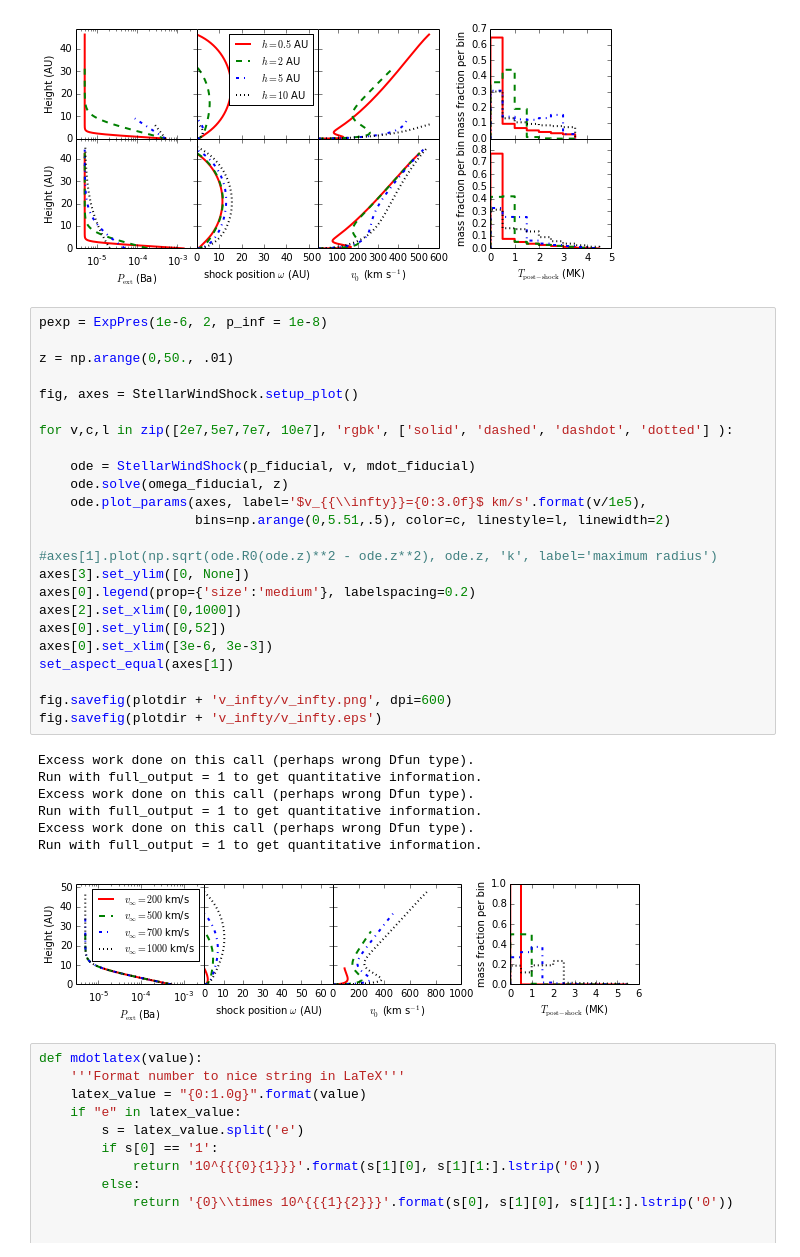
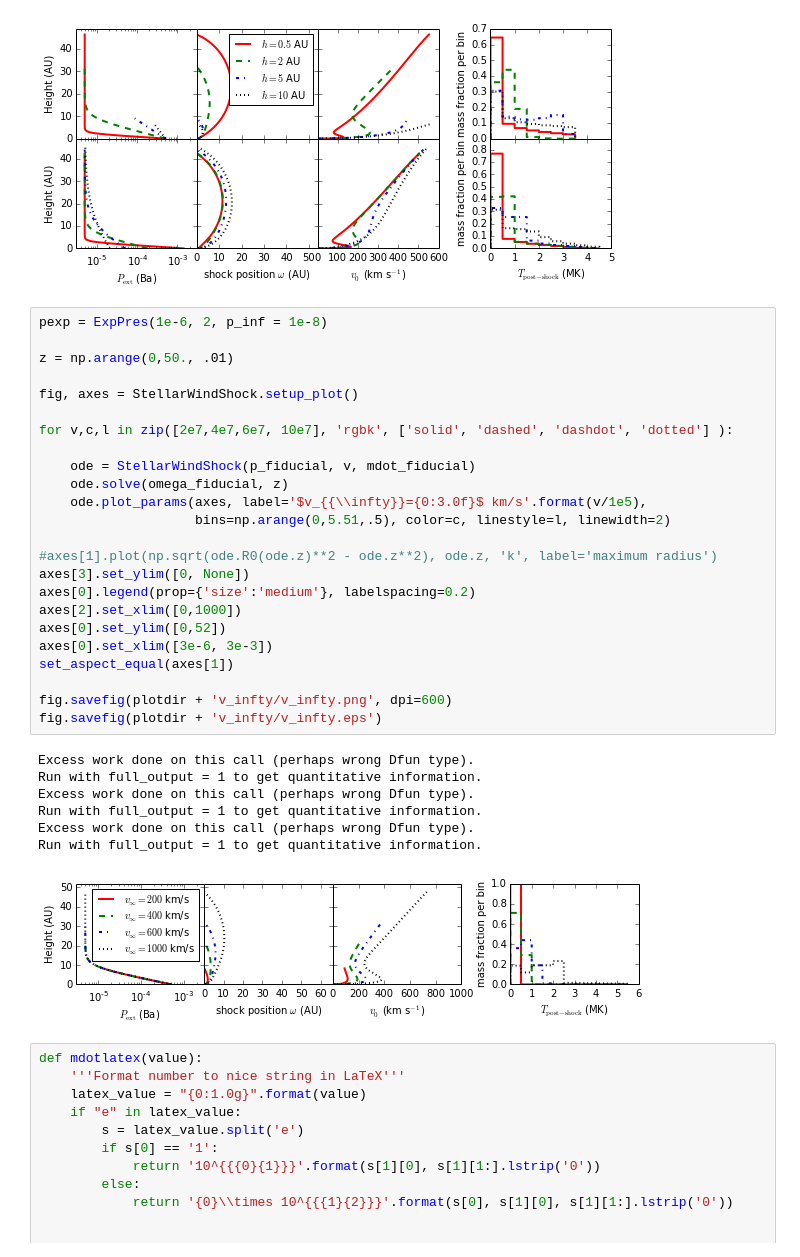
Before and after one commit to hamogu/RecollimationXrayCTTS, a Jupyter notebook: scripts/jet_recol_shocks.ipynb, the cells around one changed output. Drawn from its saved outputs; the diff is of its cells as text.

```diff
--- a/scripts/jet_recol_shocks.ipynb
+++ b/scripts/jet_recol_shocks.ipynb
@@ -201,35 +203,35 @@ Run with full_output = 1 to get quantitative information.
 # %%
 pexp = ExpPres(1e-6, 2, p_inf = 1e-8)
 
 z = np.arange(0,50., .01)
 
 fig, axes = StellarWindShock.setup_plot()
 
-for v,c,l in zip([2e7,5e7,7e7, 10e7], 'rgbk', ['solid', 'dashed', 'dashdot', 'dotted'] ):
+for v,c,l in zip([2e7,4e7,6e7, 10e7], 'rgbk', ['solid', 'dashed', 'dashdot', 'dotted'] ):
 
     ode = StellarWindShock(p_fiducial, v, mdot_fiducial)
     ode.solve(omega_fiducial, z)
     ode.plot_params(axes, label='$v_{{\\infty}}={0:3.0f}$ km/s'.format(v/1e5),
                     bins=np.arange(0,5.51,.5), color=c, linestyle=l, linewidth=2)
 
 #axes[1].plot(np.sqrt(ode.R0(ode.z)**2 - ode.z**2), ode.z, 'k', label='maximum radius')
 axes[3].set_ylim([0, None])
 axes[0].legend(prop={'size':'medium'}, labelspacing=0.2)
 axes[2].set_xlim([0,1000])
 axes[0].set_ylim([0,52])
 axes[0].set_xlim([3e-6, 3e-3])
 set_aspect_equal(axes[1])
 
 fig.savefig(plotdir + 'v_infty/v_infty.png', dpi=600)
 fig.savefig(plotdir + 'v_infty/v_infty.eps')
 # %% [output]
 Excess work done on this call (perhaps wrong Dfun type).
 Run with full_output = 1 to get quantitative information.
 Excess work done on this call (perhaps wrong Dfun type).
 Run with full_output = 1 to get quantitative information.
 Excess work done on this call (perhaps wrong Dfun type).
 Run with full_output = 1 to get quantitative information.
-[figure, old version]
+[figure, new version]
 # %%
 def mdotlatex(value):
     '''Format number to nice string in LaTeX'''
```
Also changed, not shown: parts of 6 cells of this notebook, 4 other files.
